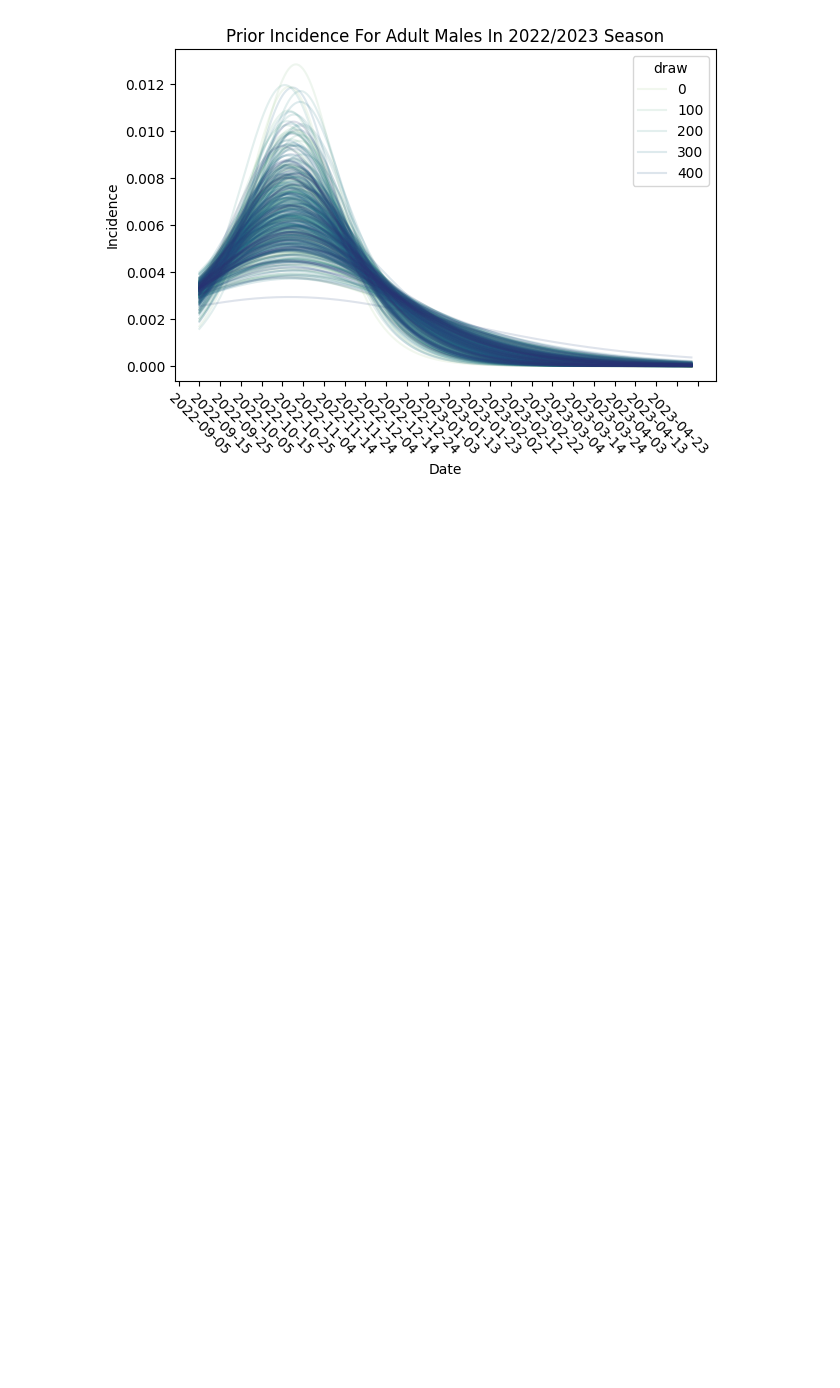
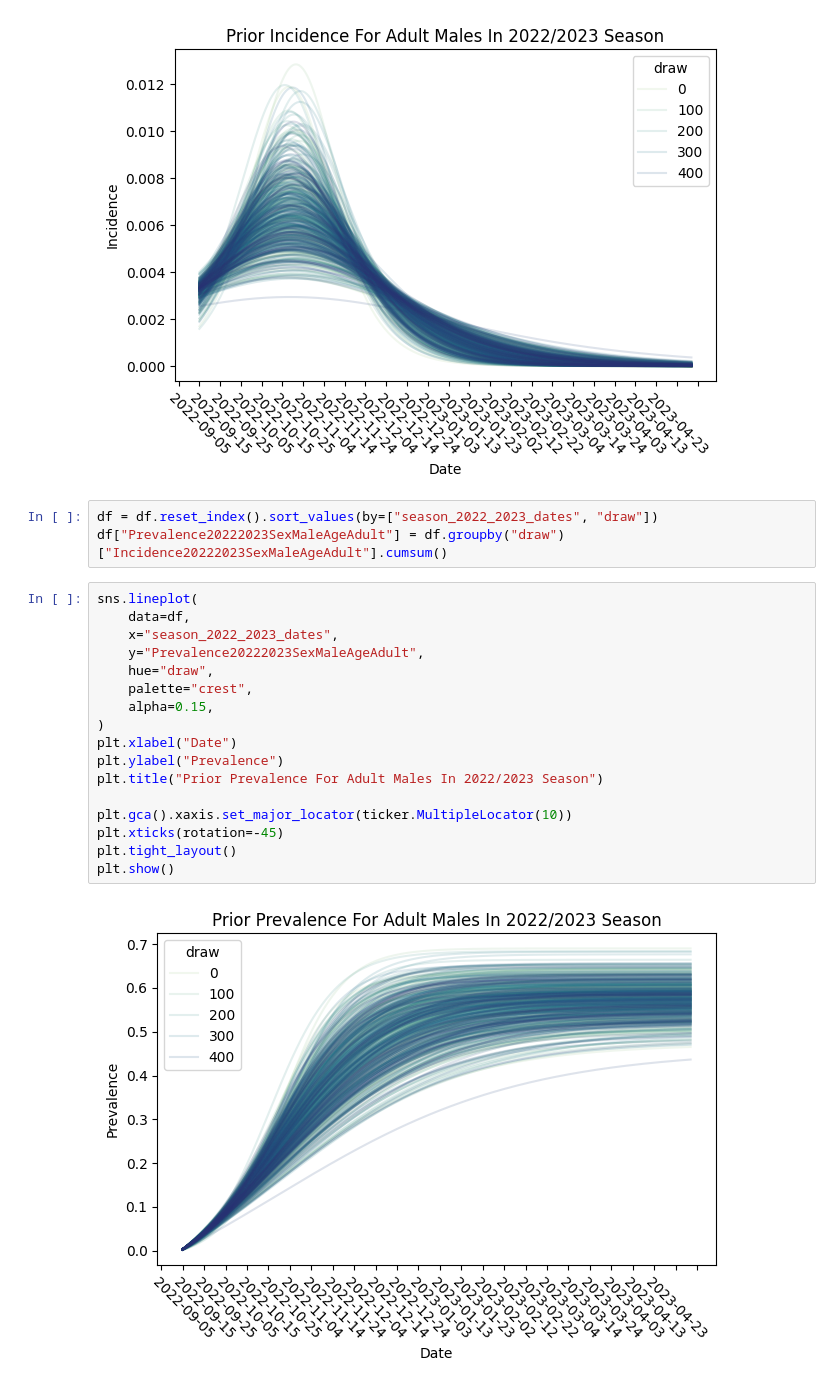
Before and after one commit to ACCIDDA/vaxflux, a Jupyter notebook: notebooks/uptake_model.ipynb, the cells around one changed output. Cells and saved outputs as stored; diff of their text form; blank space fills up the shorter version.

Commit message:
Add prevalence plot to `uptake_model.ipynb`

```diff
--- a/notebooks/uptake_model.ipynb
+++ b/notebooks/uptake_model.ipynb
@@ -203,3 +203,25 @@ plt.tight_layout()
 plt.show()
 # %% [output]
 [figure]
+# %%
+df = df.reset_index().sort_values(by=["season_2022_2023_dates", "draw"])
+df["Prevalence20222023SexMaleAgeAdult"] = df.groupby("draw")["Incidence20222023SexMaleAgeAdult"].cumsum()
+# %%
+sns.lineplot(
+    data=df,
+    x="season_2022_2023_dates",
+    y="Prevalence20222023SexMaleAgeAdult",
+    hue="draw",
+    palette="crest",
+    alpha=0.15,
+)
+plt.xlabel("Date")
+plt.ylabel("Prevalence")
+plt.title("Prior Prevalence For Adult Males In 2022/2023 Season")
+
+plt.gca().xaxis.set_major_locator(ticker.MultipleLocator(10))
+plt.xticks(rotation=-45)
+plt.tight_layout()
+plt.show()
+# %% [output]
+[figure, added]
```
